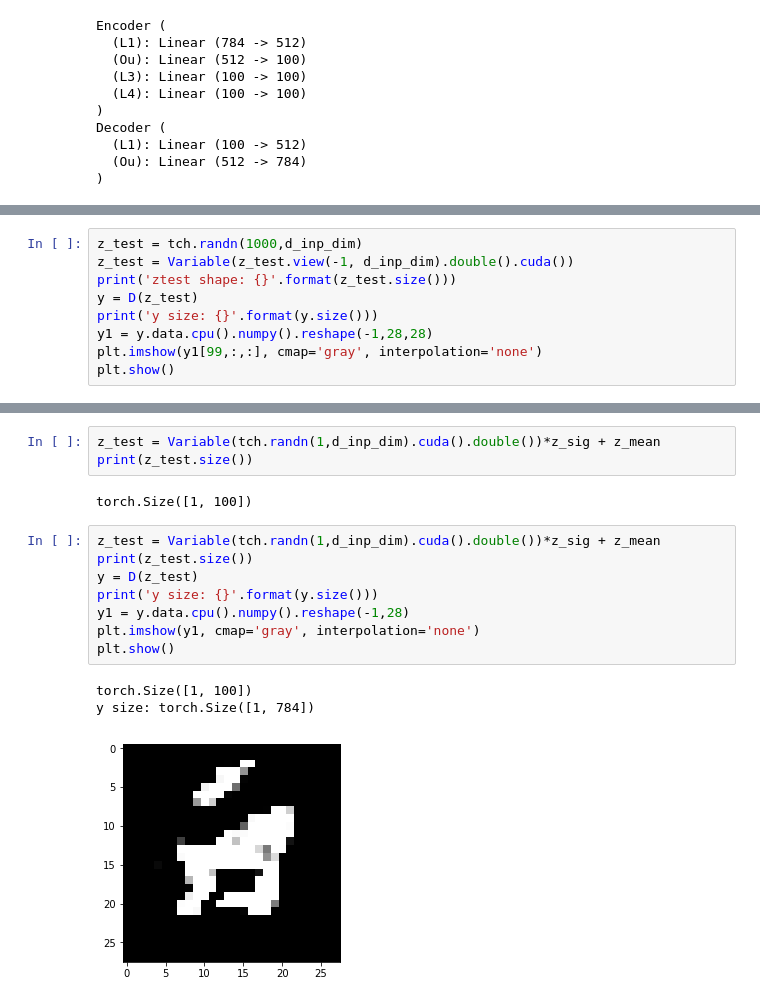
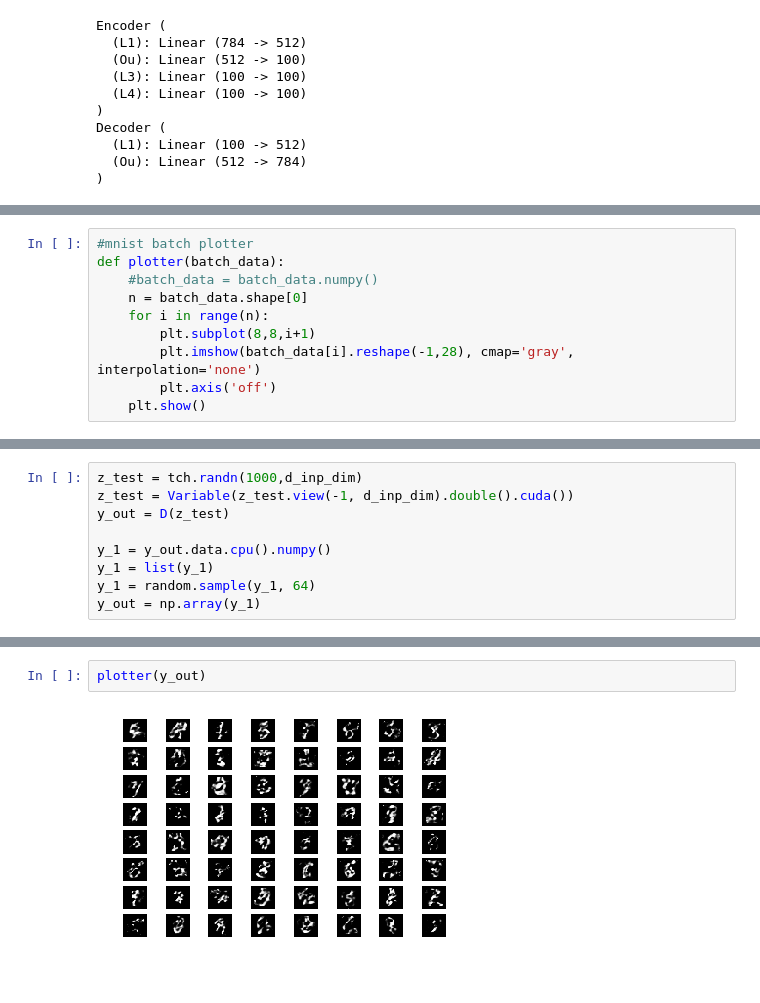
Before and after one commit to udion/generative_models, a Jupyter notebook: VAEs/VAE_trained_model_test.ipynb, the cells around one changed output, grey strips where cells are left out. Drawn from its saved outputs; the diff is of its cells as text.

```diff
--- a/VAEs/VAE_trained_model_test.ipynb
+++ b/VAEs/VAE_trained_model_test.ipynb
@@ -111,0 +177,10 @@ Encoder (
+# %%
+#mnist batch plotter
+def plotter(batch_data):
+    #batch_data = batch_data.numpy()
+    n = batch_data.shape[0]
+    for i in range(n):
+        plt.subplot(8,8,i+1)
+        plt.imshow(batch_data[i].reshape(-1,28), cmap='gray', interpolation='none')
+        plt.axis('off')
+    plt.show()
@@ -112,9 +189,9 @@ Encoder (
 # %%
 z_test = tch.randn(1000,d_inp_dim)
 z_test = Variable(z_test.view(-1, d_inp_dim).double().cuda())
-print('ztest shape: {}'.format(z_test.size()))
-y = D(z_test)
-print('y size: {}'.format(y.size()))
-y1 = y.data.cpu().numpy().reshape(-1,28,28)
-plt.imshow(y1[99,:,:], cmap='gray', interpolation='none')
-plt.show()
+y_out = D(z_test)
+
+y_1 = y_out.data.cpu().numpy()
+y_1 = list(y_1)
+y_1 = random.sample(y_1, 64)
+y_out = np.array(y_1)
@@ -166,17 +198,4 @@ Variable containing:
-# %%
-z_test = Variable(tch.randn(1,d_inp_dim).cuda().double())*z_sig + z_mean
-print(z_test.size())
-# %% [output]
-torch.Size([1, 100])
-# %%
-z_test = Variable(tch.randn(1,d_inp_dim).cuda().double())*z_sig + z_mean
-print(z_test.size())
-y = D(z_test)
-print('y size: {}'.format(y.size()))
-y1 = y.data.cpu().numpy().reshape(-1,28)
-plt.imshow(y1, cmap='gray', interpolation='none')
-plt.show()
-# %% [output]
-torch.Size([1, 100])
-y size: torch.Size([1, 784])
-[figure, removed]
+# %%
+plotter(y_out)
+# %% [output]
+[figure, added]
```
Also changed, not shown: parts of 18 cells of this notebook, 1 other file.
